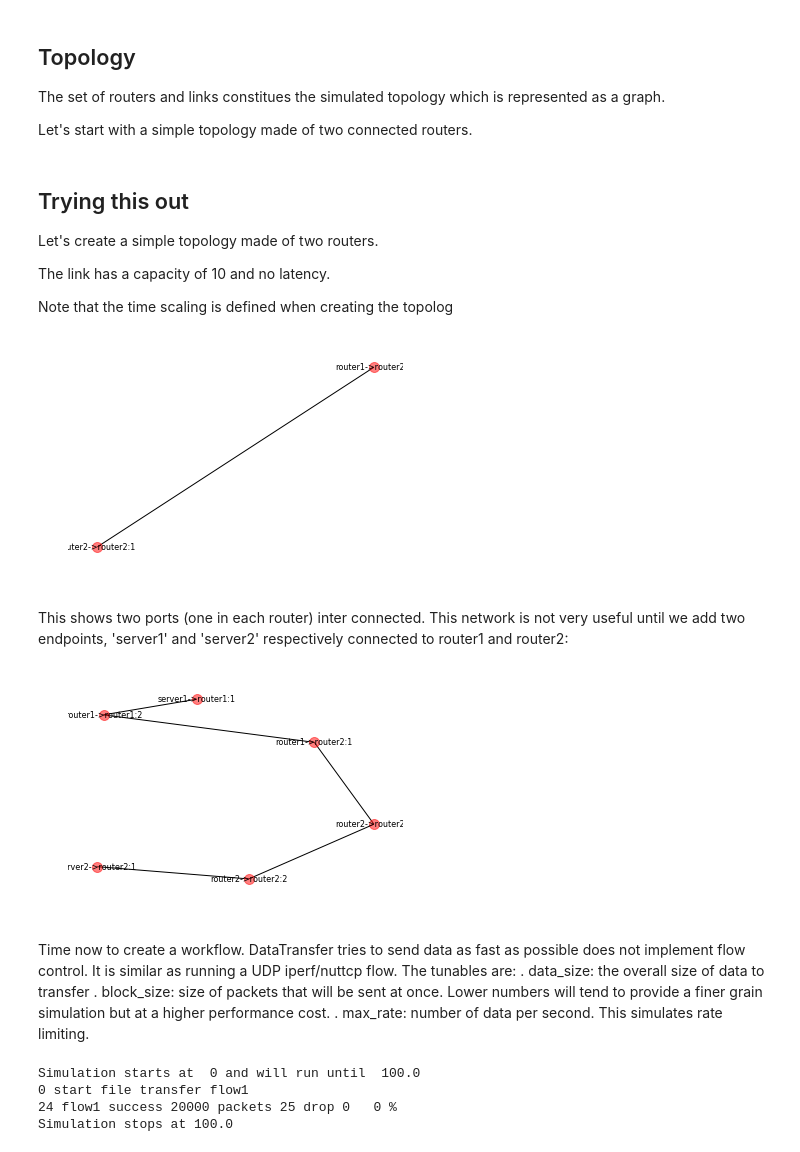
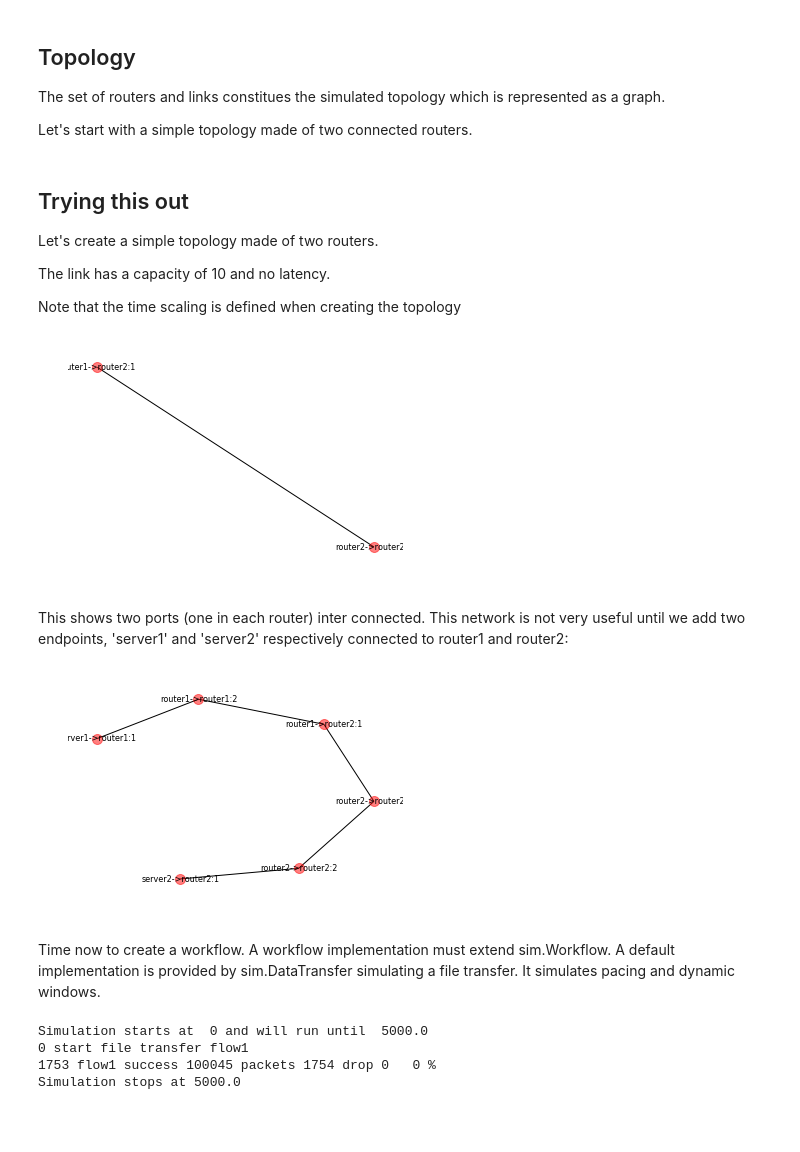
Before and after one commit to esnet/calibers, a Jupyter notebook: simulator/Tutorial.ipynb, the cells around one changed output. Saved outputs shown, nothing was run; the diff lists cells and outputs as text; code cells hidden in the pictures; blank space fills up the shorter version.

```diff
--- a/simulator/Tutorial.ipynb
+++ b/simulator/Tutorial.ipynb
@@ -76,21 +74,21 @@ Let's create a simple topology made of two routers.
 
 The link has a capacity of 10 and no latency.
 
-Note that the time scaling is defined when creating the topolog
+Note that the time scaling is defined when creating the topology
 # %%
 %aimport sim
 %autoreload 2
 from sim import Topology
 
 
-topo = Topology("test topology", ticks_per_sec=10)
+topo = Topology("test topology", ticks_per_sec=100)
 
 topo.add_routers(['router1','router2'])
 topo.add_link(router_a='router1',router_b='router2',capacity=10000,latency=0)
 
 topo.draw()
 # %% [output]
-[figure, old version]
+[figure, new version]
 # %% [markdown]
 This shows two ports (one in each router) inter connected. This network is not very useful until we add two endpoints, 'server1' and 'server2' respectively connected to router1 and router2:
 # %%
@@ -103,12 +101,9 @@ server2.connect('router2')
 
 topo.draw()
 # %% [output]
-[figure, old version]
+[figure, new version]
-# %% [markdown]
-Time now to create a workflow. DataTransfer tries to send data as fast as possible does not implement flow control. It is similar as running a UDP iperf/nuttcp flow. The tunables are:
-  . data_size: the overall size of data to transfer
-  . block_size: size of packets that will be sent at once. Lower numbers will tend to provide a finer grain simulation but at a higher performance cost.
-  . max_rate: number of data per second. This simulates rate limiting.
+# %% [markdown]
+Time now to create a workflow. A workflow implementation must extend sim.Workflow. A default implementation is provided by sim.DataTransfer simulating a file transfer. It simulates pacing and dynamic windows.
 # %%
 from sim import DataTransfer
 
@@ -123,9 +119,10 @@ flow1.info = True
 
 topo.schedule_workflow(workflow=flow1)
 # %%
-topo.start_simulation(until_sec=10)
+topo.start_simulation(until_sec=50)
+#topo.start_simulation()
 # %% [output]
-Simulation starts at  0 and will run until  100.0
+Simulation starts at  0 and will run until  5000.0
 0 start file transfer flow1
-24 flow1 success 20000 packets 25 drop 0   0 %
-Simulation stops at 100.0
+1753 flow1 success 100045 packets 1754 drop 0   0 %
+Simulation stops at 5000.0
```
Also changed, not shown: parts of 12 cells of this notebook, 1 other file.
